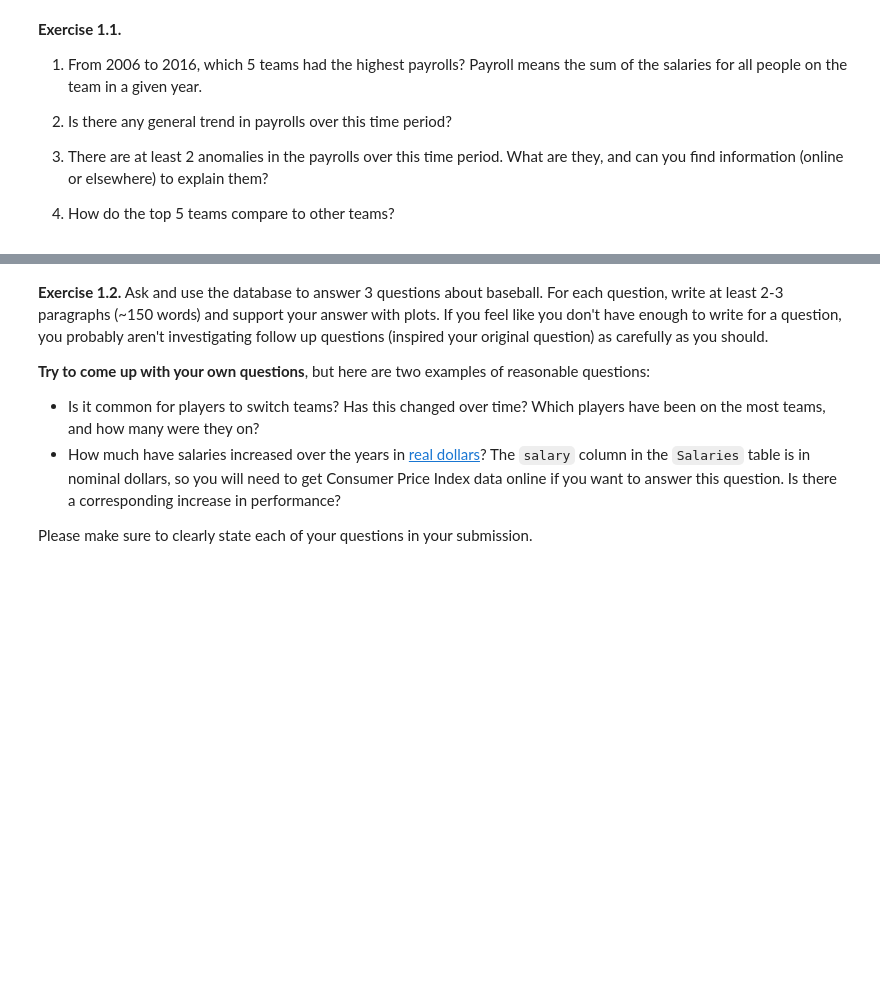
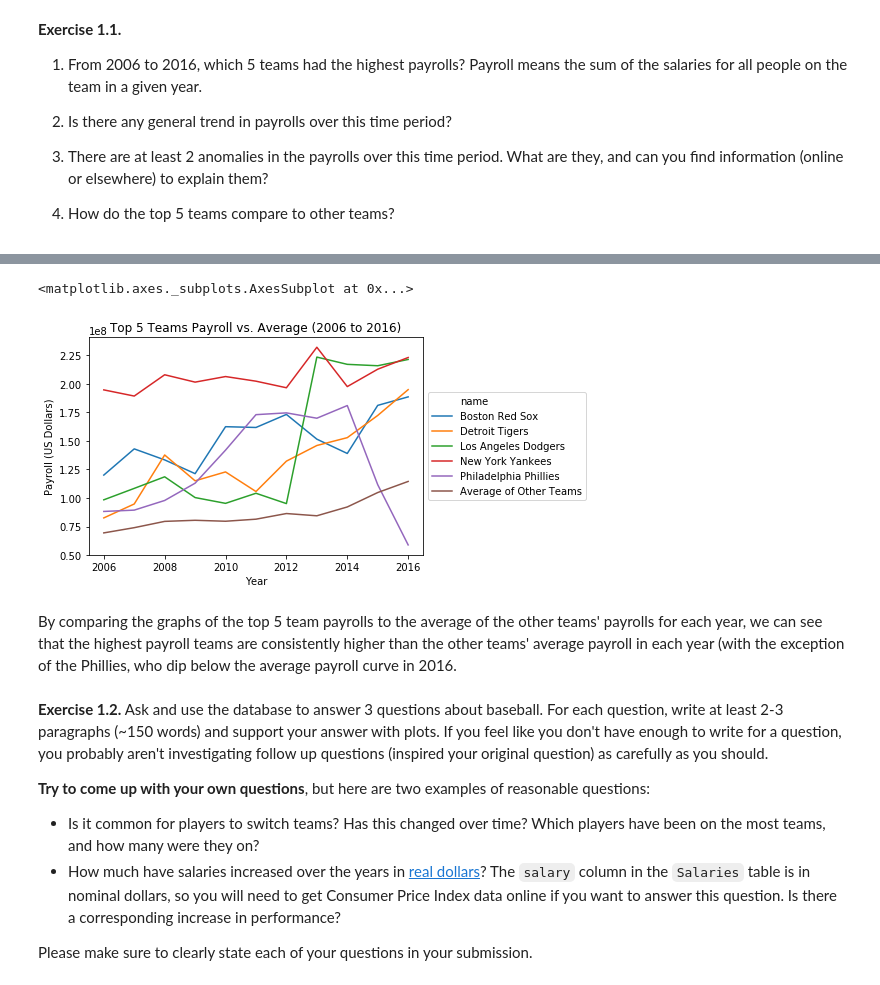
Before and after one commit to domitchler/sta141b-assignment-5, a Jupyter notebook: hw5.ipynb, the cells around one changed output, grey strips where cells are left out. Saved outputs shown, nothing was run; the diff lists cells and outputs as text; code cells hidden in the pictures; blank space fills up the shorter version.

```diff
--- a/hw5.ipynb
+++ b/hw5.ipynb
@@ -28,0 +153,13 @@ __Exercise 1.1.__
+# %%
+df2 = pd.read_sql("""
+    SELECT yearID, AVG(payroll) AS payroll FROM
+        (SELECT yearID, teamid, SUM(salary) AS payroll
+        FROM salaries
+        WHERE (yearID BETWEEN 2006 AND 2016
+            AND lgID IN ('AL', 'NL')
+            AND teamID NOT IN ('NYA', 'LAN', 'DET', 'BOS', 'PHI'))
+        GROUP BY yearID, teamID)
+    GROUP BY yearID
+""", db)
+
+df2
@@ -28,0 +179,6 @@ __Exercise 1.1.__
+# %%
+df2["name"] = "Average of Other Teams"
+df2["teamID"] = "AVG"
+df2 = df2[["yearID", "name", "teamID", "payroll"]]
+
+df2
@@ -28,0 +198,4 @@ __Exercise 1.1.__
+# %%
+top5_vs_avg = pd.concat([df1, df2], ignore_index = True)
+
+top5_vs_avg
@@ -29,3 +221,19 @@ __Exercise 1.1.__
+# %%
+ax = sns.lineplot("yearID", "payroll", hue = "name", data = top5_vs_avg)
+
+ax.set_title("Top 5 Team Payrolls vs. Average (2006 to 2016)")
+ax.set_xlabel("Year")
+ax.set_ylabel("Payroll (US Dollars)")
+
+# Put a legend to the right of the current axis
+ax.legend(loc = "center left", bbox_to_anchor = (1, 0.5))
+
+ax
+# %% [output]
+<matplotlib.axes._subplots.AxesSubplot at 0x...>
+[figure, added]
+# %% [markdown]
+By comparing the graphs of the top 5 team payrolls to the average of the other teams' payrolls for each year, we can see that the highest payroll teams are consistently higher than the other teams' average payroll in each year (with the exception of the Phillies, who dip below the average payroll curve in 2016.
 # %% [markdown]
 __Exercise 1.2.__ Ask and use the database to answer 3 questions about baseball. For each question, write at least 2-3 paragraphs (~150 words) and support your answer with plots. If you feel like you don't have enough to write for a question, you probably aren't investigating follow up questions (inspired your original question) as carefully as you should.
 
```
Also changed, not shown: parts of 20 cells of this notebook.
